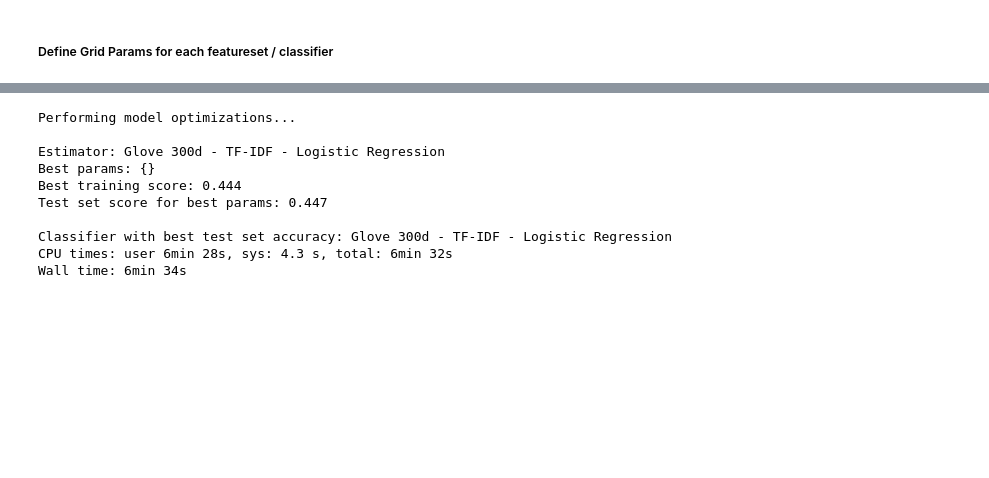
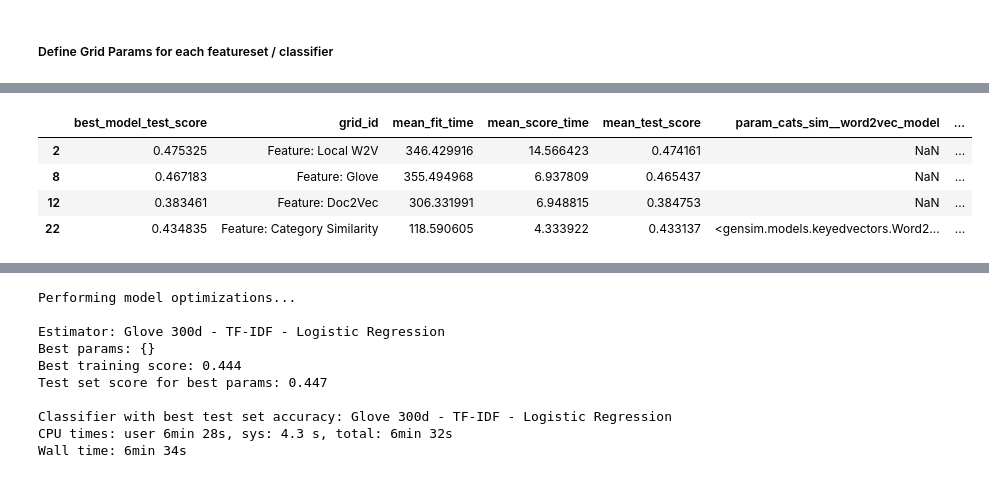
Before and after one commit to tarcisobraz/disaster-message-clf, a Jupyter notebook: models/ML Pipeline Preparation.ipynb, the cells around one changed output, grey strips where cells are left out. Drawn from its saved outputs; the diff is of its cells as text; code cells hidden in the pictures; blank space fills up the shorter version.

```diff
--- a/models/ML Pipeline Preparation.ipynb
+++ b/models/ML Pipeline Preparation.ipynb
@@ -1621,0 +1715,9 @@ results_naive_f1micro_score_all_feats.to_csv('naive_f1micro_score_all_feats.csv'
+# %%
+test = pd.read_csv('f1micro_score_per_featset.csv')
+test[test['rank_test_score'] == 1]
+# %% [output]
+|  | best_model_test_score | grid_id | mean_fit_time | mean_score_time | mean_test_score | param_cats_sim__word2vec_model | ... |
+| 2 | 0.475325 | Feature: Local W2V | 346.429916 | 14.566423 | 0.474161 | NaN | ... |
+| 8 | 0.467183 | Feature: Glove | 355.494968 | 6.937809 | 0.465437 | NaN | ... |
+| 12 | 0.383461 | Feature: Doc2Vec | 306.331991 | 6.948815 | 0.384753 | NaN | ... |
+| 22 | 0.434835 | Feature: Category Similarity | 118.590605 | 4.333922 | 0.433137 | <gensim.models.keyedvectors.Word2... | ... |
```
Also changed, not shown: parts of 31 cells of this notebook.
